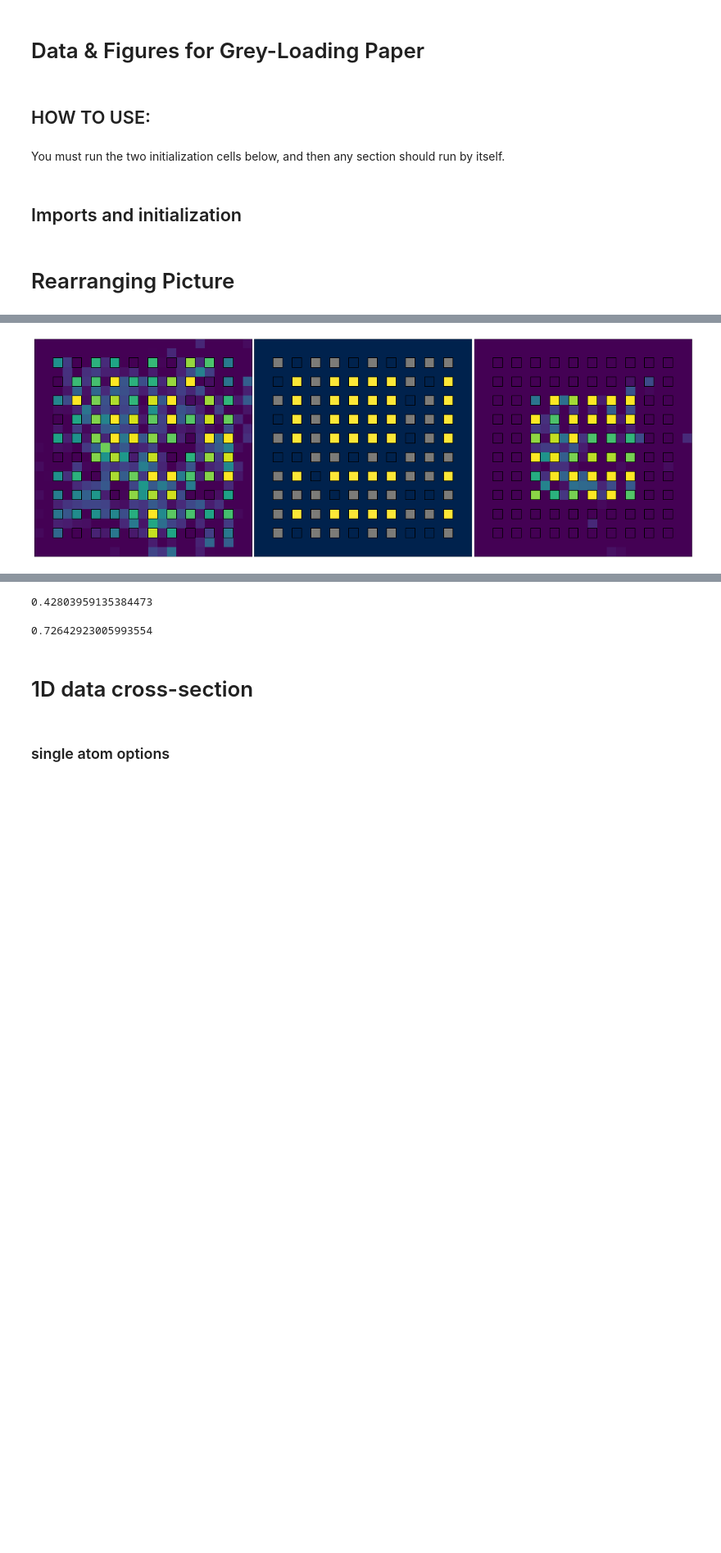
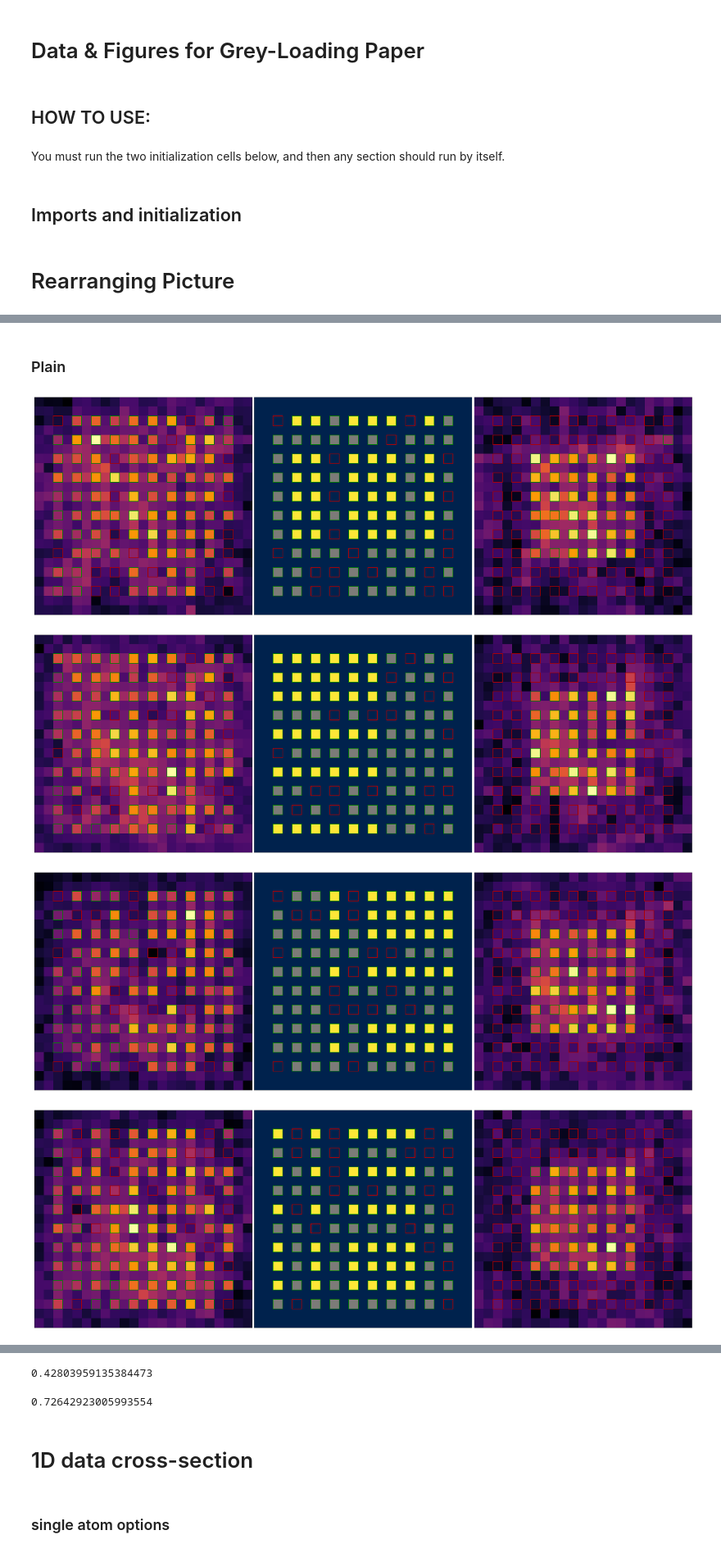
Before and after one commit to aquirdTurtle/Data-Analysis-Code, a Jupyter notebook: Grey-Loading-Paper/Data_Analysis_And_Figures.ipynb, the cells around one changed output, grey strips where cells are left out. Shown at 82% size. Drawn from its saved outputs; the diff is of its cells as text; code cells hidden in the pictures; blank space fills up the shorter version.

```diff
--- a/Grey-Loading-Paper/Data_Analysis_And_Figures.ipynb
+++ b/Grey-Loading-Paper/Data_Analysis_And_Figures.ipynb
@@ -292,4 +292,6 @@ with exp.ExpFile(rerng_exp_file) as f:
 # %%
+with exp.ExpFile(rerng_exp_file) as f:
+    pics = f.get_pics()
 count25 = 0
 survivalList=[]
 nomatch = 0
@@ -301,6 +303,7 @@ for l in finlocs:
 initPics36 = []
 finPics36 = []
 atomizedPics36 = []
+finAtomized36 = []
 initAtomized=[]
 
 with open(rerng_moves_record) as f:
@@ -338,15 +341,16 @@ with open(rerng_moves_record) as f:
             if (finNumAtoms >= 36):
                 count25 += 1
                 initPics36.append(pics[2*expnum])
-                initAtomized.append(sourcem)
-                atomizedPics36.append(sourcem + subm)
+                initAtomized.append(loadAtomImages[expnum])
+                atomizedPics36.append(loadAtomImages[expnum] + subm)
+                finAtomized36.append(transAtomImages[expnum])
                 finPics36.append(pics[2*expnum+1])
-                if False:
-                    f, ax = plt.subplots(1,6)
+                if True:
+                    f, ax = plt.subplots(1,6, figsize=(20,20))
                     plt.title(finNumAtoms)
                     ax[0].imshow(pics[2*expnum], origin='bottom')
                     ax[1].imshow(loadAtomImages[expnum], origin='bottom')
-                    ax[2].imshow(sourcem + subm, origin='bottom')
+                    ax[2].imshow(loadAtomImages[expnum] + subm, origin='bottom')
                     ax[3].imshow(pics[2*expnum+1], origin='bottom')
                     ax[4].imshow(transAtomImages[expnum], origin='bottom')
                     ax[5].imshow(transAtomImages[expnum] * subm, origin='bottom')
@@ -355,25 +480,33 @@ with open(rerng_moves_record) as f:
+# %% [markdown]
+### Plain
 # %%
-which = 6
-fig = plt.figure(figsize=(40,20))
-grid = axesTool.AxesGrid( fig, 111, nrows_ncols=(1, 3), axes_pad=0.1, share_all=True)
-mins = [225,0,250]
-maxs = [450,2,400]
-cmaps=['viridis', 'cividis', 'viridis']
-numAtoms = sum([bool(x) for y in atomizedPics36[which] for x in y])
-titles = ['Initial', 'Atomized-Selected', 'Final']
-#fig.set_size_inches([9,9])
-pics = [initPics36[which], atomizedPics36[which], finPics36[which-1]]
-for i, (a, p, _min, _max, cm, t) in enumerate(zip(grid, pics, mins, maxs, cmaps, titles)):
-    #plt.figure()
-    a.imshow(p[1:24,:], origin='bottom', cmap=cm, vmin=_min, vmax=_max)
-    #plt.title(t, fontsize=12)
-    a.set_xticks([])
-    a.set_yticks([])
-    a.grid(False)
-    for loc in ah.unpackAtomLocations([3,2,2,10,10]):
-        a.add_patch(plt.Rectangle((loc[0]-1.5, loc[1]-0.5),1,1, zorder=2, facecolor='none', edgecolor='k',
-                                       linewidth=2))
-    #plt.savefig('rerng_sequence_'+str(i)+'.png', transparent=True, bbox_inches='tight', pad_inches=0.1, dpi=400)
-plt.savefig('Rerng_Sequence.png', transparent=True, bbox_inches='tight', pad_inches=0.1)
+for which in range(5):
+    fig = plt.figure(figsize=(40,20))
+    grid = axesTool.AxesGrid( fig, 111, nrows_ncols=(1, 3), axes_pad=0.1, share_all=True)
+    cmaps=['inferno', 'cividis', 'inferno']
+    numAtoms = sum([bool(x) for y in atomizedPics36[which] for x in y])
+    titles = ['Initial', 'Atomized-Selected', 'Final']
+    #fig.set_size_inches([9,9])
+    pics_ = [initPics36[which], atomizedPics36[which], finPics36[which]] # initAtomized
+    mins = [None,0,None]
+    maxs = [None,2,None]
+    for i, (a, p, _min, _max, cm, t) in enumerate(zip(grid, pics_, mins, maxs, cmaps, titles)):
+        a.imshow(p[1:24,:], origin='bottom', cmap=cm, vmin=_min, vmax=_max)
+        a.set_xticks([])
+        a.set_yticks([])
+        a.grid(False)
+        for loc in ah.unpackAtomLocations([3,2,2,10,10]):
+            if i < 2:
+                color = 'g' if atomizedPics36[which][loc[0],loc[1]] else '#AA0000'
+                a.add_patch(plt.Rectangle((loc[1]-0.5, loc[0]-1.5),1,1, zorder=2, facecolor='none', edgecolor=color,
+                                      linewidth=2))
+            else:
+                color = 'g' if finAtomized36[which][loc[0],loc[1]] else '#AA0000'
+                a.add_patch(plt.Rectangle((loc[1]-0.5, loc[0]-1.5),1,1, zorder=2, facecolor='none', edgecolor=color,
+                                      linewidth=2))
+    #plt.savefig('Rerng_Sequence.png', transparent=True, bbox_inches='tight', pad_inches=0.1)
 # %% [output]
-[figure, old version]
+[figure, new version]
+[figure, added]
+[figure, added]
+[figure, added]
```
Also changed, not shown: parts of 57 cells of this notebook, 4 other files.
